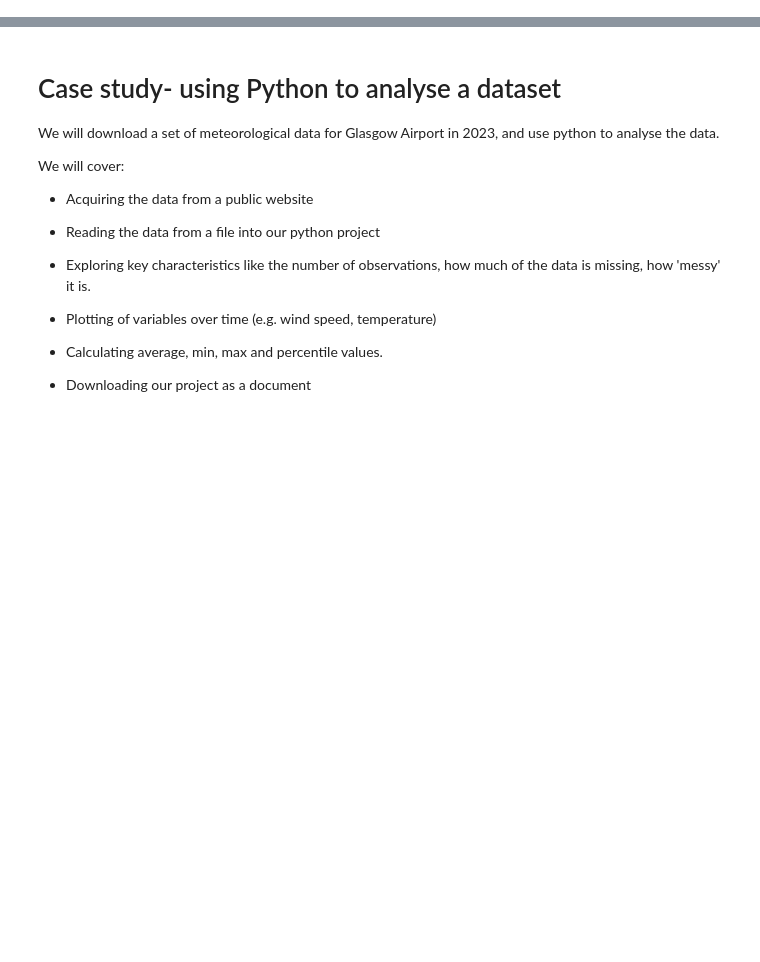
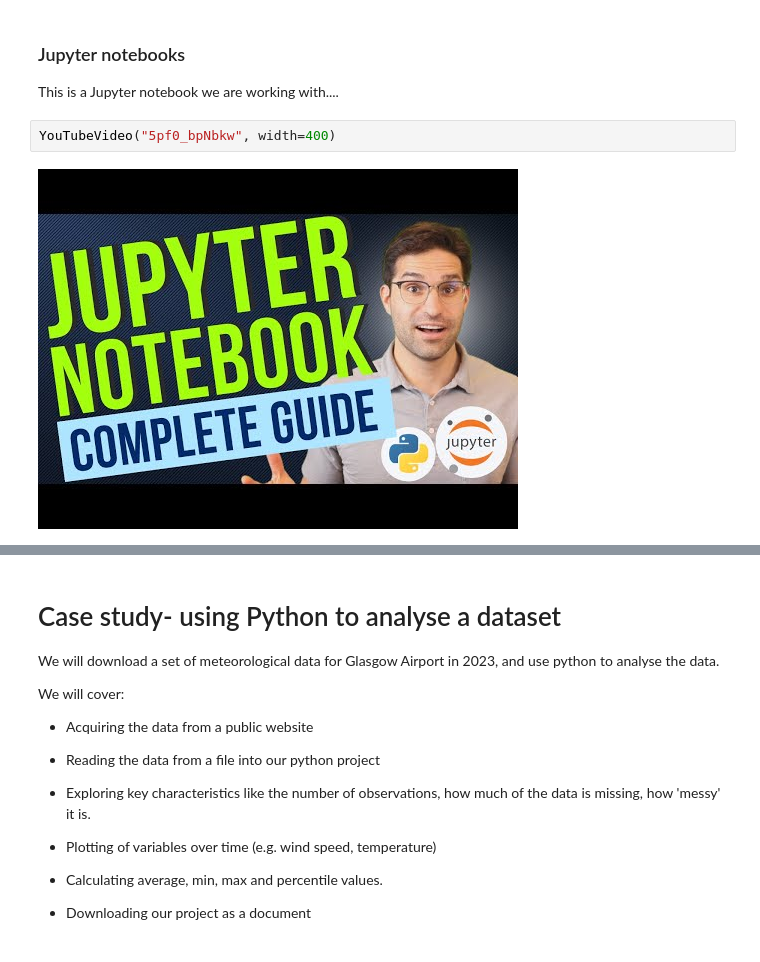
Before and after one commit to scottlynn73/python_training, a Jupyter notebook: Python_programming_tutorial.ipynb, the cells around one changed output, grey strips where cells are left out. Saved outputs shown, nothing was run; the diff lists cells and outputs as text; blank space fills up the shorter version.

```diff
--- a/Python_programming_tutorial.ipynb
+++ b/Python_programming_tutorial.ipynb
@@ -2,0 +99,7 @@
+# %% [markdown]
+### Jupyter notebooks
+This is a Jupyter notebook we are working with....
+# %%
+YouTubeVideo("5pf0_bpNbkw", width=400)
+# %% [output]
+[figure, added]
```
Also changed, not shown: parts of 23 cells of this notebook.
